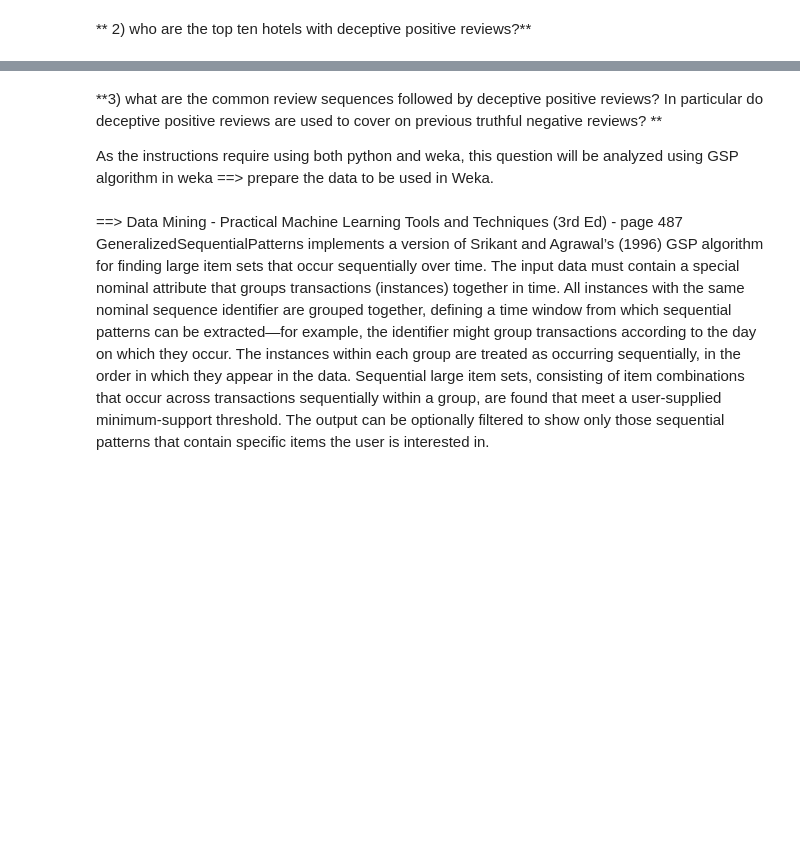
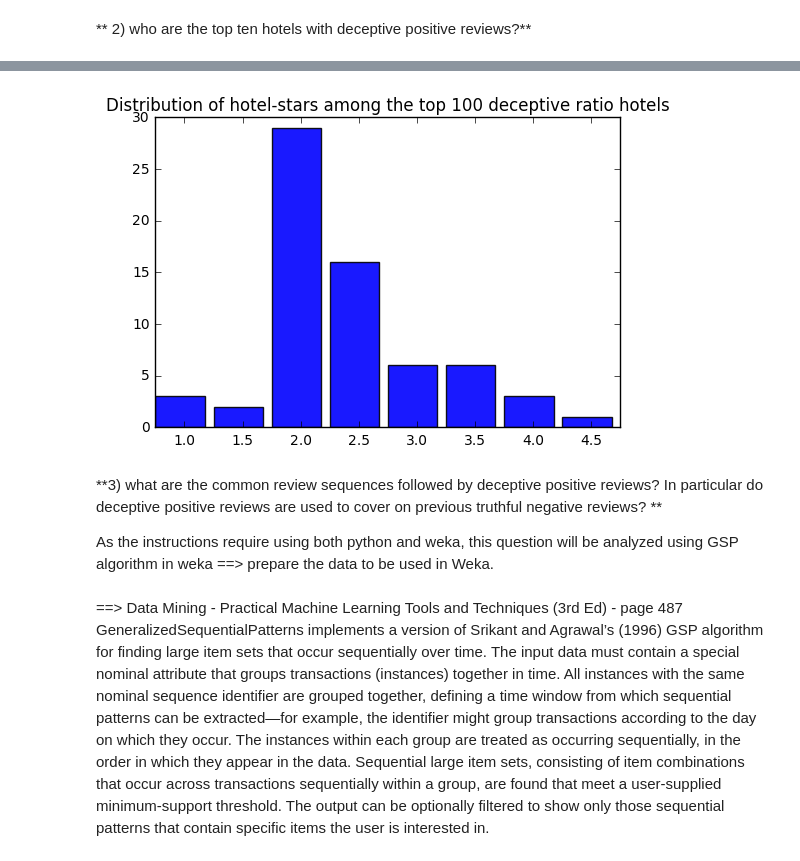
Before and after one commit to yousef-fadila/cs548-project-5, a Jupyter notebook: notebook.ipynb, the cells around one changed output, grey strips where cells are left out. Drawn from its saved outputs; the diff is of its cells as text; code cells hidden in the pictures; blank space fills up the shorter version.

```diff
--- a/notebook.ipynb
+++ b/notebook.ipynb
@@ -186,9 +198,12 @@ plt.show()
 # %%
 #DISCLAIMER: the list is based on alpha-non-acurate prediction model and is for eudctional purpose only.
 #the first 10 characters are hidden to protect brands
-top_ten=rating_classification[rating_classification['class']==positive_deceptive_i].groupby(['offering_id']).size().sort_values(ascending=False)[:10]
-#top_ten_df = pd.DataFrame(top_ten)
-#top_ten_df['name']=[offering[offering.id==offid].name.values[0] for offid in top_ten.index]
-names = [offering[offering.id==offid].name.values[0] for offid in top_ten.index]
-['*'*10+name[10:] for name in names]
+
+deceptive_positive_brands_count=rating_classification[rating_classification['class']==positive_deceptive_i].groupby(['offering_id']).size()
+total_brands_count=rating_classification.groupby(['offering_id']).size()
+deceptive_positive_brands_ratio=[(i,deceptive_positive_brands_count[i]/total_brands_count[i]) for i in deceptive_positive_brands_count.index]
+deceptive_positive_brands_ratio.sort(key=lambda tup: tup[1], reverse=True)
+top_ten = deceptive_positive_brands_ratio[:10]
+names = [offering[offering.id==offid[0]].name.values[0] for offid in top_ten]
+['*'*8+name[8:] for name in names]
 # %% [output]
@@ -204,0 +220,4 @@ names = [offering[offering.id==offid].name.values[0] for offid in top_ten.index]
+# %%
+hotel_class = [offering[offering.id==offid[0]].hotel_class.values[0] for offid in deceptive_positive_brands_ratio[:100]]
+ppf = pd.DataFrame({'stars':hotel_class}).groupby(['stars']).size()
+ppf
@@ -205,3 +235,20 @@ names = [offering[offering.id==offid].name.values[0] for offid in top_ten.index]
+# %%
+fig, ax = plt.subplots()
+
+index = np.arange(8)
+bar_width = 0.85
+opacity = 0.9
+
+rects1 = plt.bar(index, ppf, bar_width,
+                 alpha=opacity,
+                 color='blue')
+
+
+plt.title('Distribution of hotel-stars among the top 100 deceptive ratio hotels')
+plt.xticks(index + bar_width-0.35, ppf.index)
+plt.show()
+# %% [output]
+[figure, added]
 # %% [markdown]
 **3) what are the common review sequences followed by deceptive positive reviews? In particular do deceptive positive reviews are used to cover on previous truthful negative reviews? **
 
```
Also changed, not shown: parts of 21 cells of this notebook, 2 other files.
